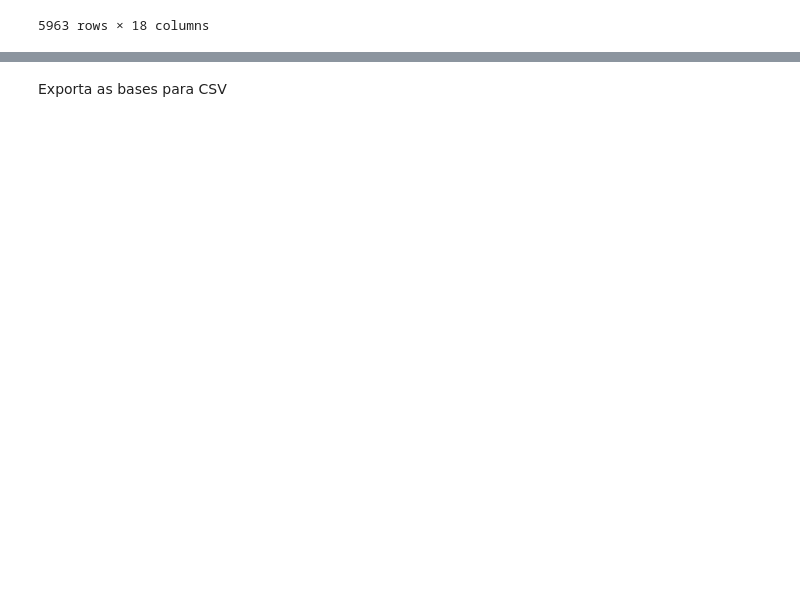
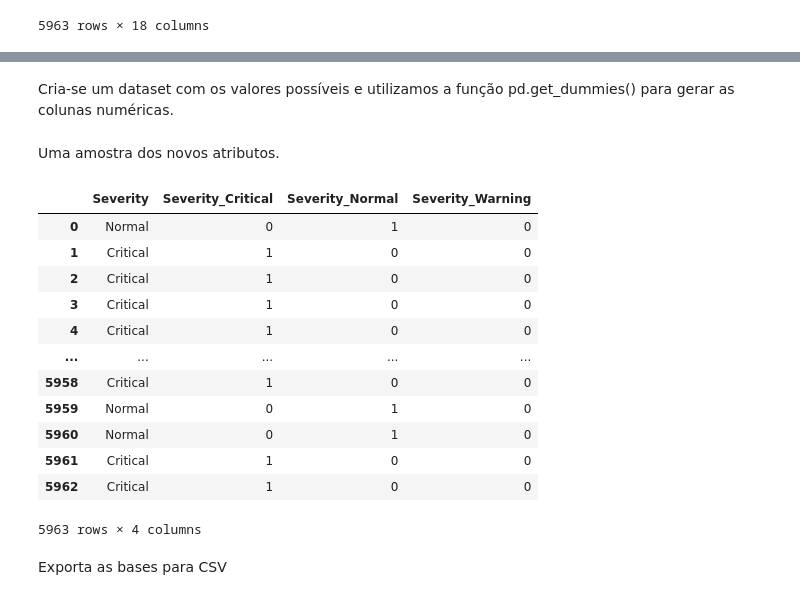
Before and after one commit to RomulosDS/TCC, a Jupyter notebook: tcc.ipynb, the cells around one changed output, grey strips where cells are left out. Drawn from its saved outputs; the diff is of its cells as text; code cells hidden in the pictures; blank space fills up the shorter version.

Commit message:
One Hot enconding no atributo severity

```diff
--- a/tcc.ipynb
+++ b/tcc.ipynb
@@ -140,3 +151,26 @@ merged
+# %% [markdown]
+Cria-se um dataset com os valores possíveis e utilizamos a função pd.get_dummies() para gerar as colunas numéricas.
+# %%
+df = pd.DataFrame({'Severity': ['Normal', 'Critical', 'Warning']})
+merged = pd.concat([merged,pd.get_dummies(merged['Severity'], prefix='Severity')],axis=1)
+# %% [markdown]
+Uma amostra dos novos atributos.
+# %%
+merged.filter(regex=("Severity_*"))
+# %% [output]
+|  | Severity | Severity_Critical | Severity_Normal | Severity_Warning |
+| 0 | Normal | 0 | 1 | 0 |
+| 1 | Critical | 1 | 0 | 0 |
+| 2 | Critical | 1 | 0 | 0 |
+| 3 | Critical | 1 | 0 | 0 |
+| 4 | Critical | 1 | 0 | 0 |
+| ... | ... | ... | ... | ... |
+| 5958 | Critical | 1 | 0 | 0 |
+| 5959 | Normal | 0 | 1 | 0 |
+| 5960 | Normal | 0 | 1 | 0 |
+| 5961 | Critical | 1 | 0 | 0 |
+| 5962 | Critical | 1 | 0 | 0 |
+5963 rows × 4 columns
 # %% [markdown]
 Exporta as bases para CSV
 # %%
```
Also changed, not shown: parts of 6 cells of this notebook.
